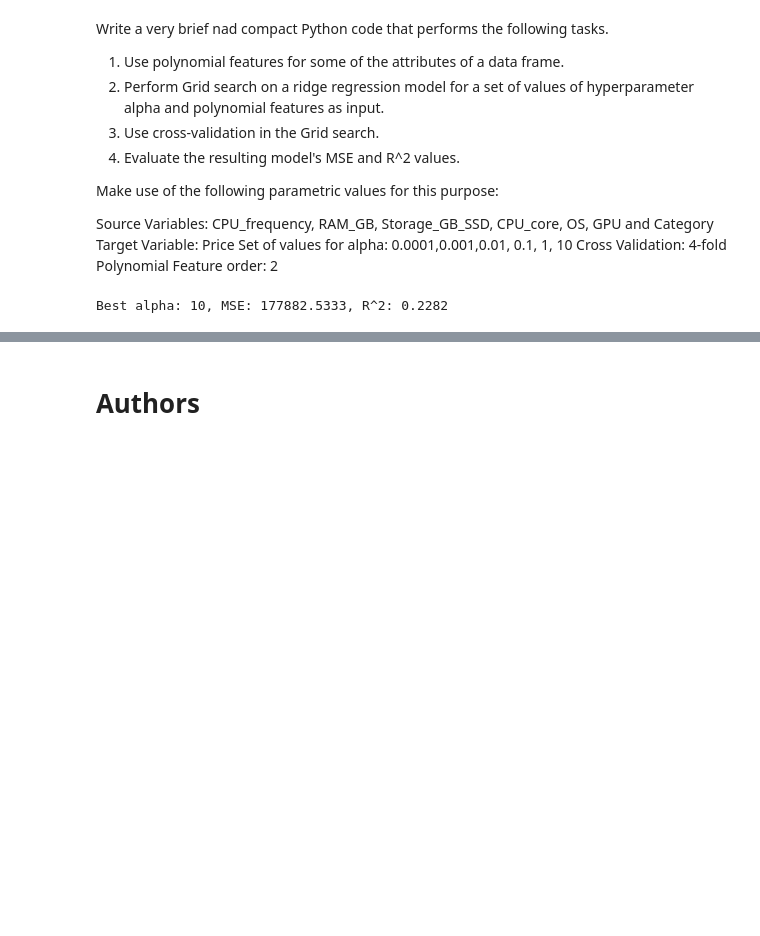
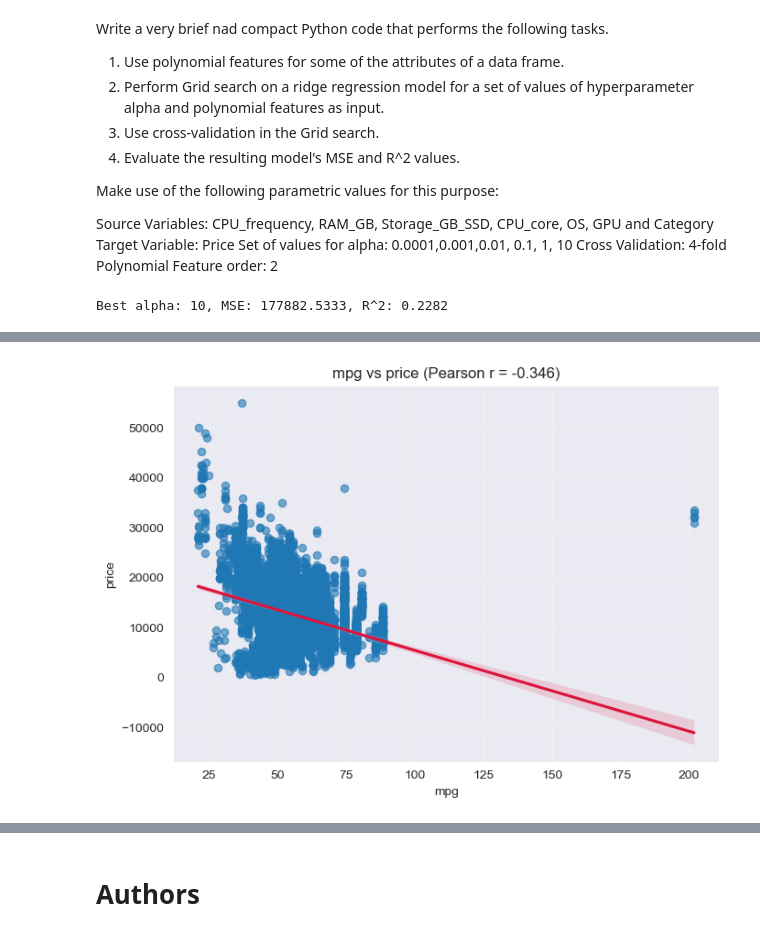
Before and after one commit to eyamrog/ibm_data_science, a Jupyter notebook: 11_Generative_AI_Test_Environment.ipynb, the cells around one changed output, grey strips where cells are left out. Drawn from its saved outputs; the diff is of its cells as text; code cells hidden in the pictures; blank space fills up the shorter version.

```diff
--- a/11_Generative_AI_Test_Environment.ipynb
+++ b/11_Generative_AI_Test_Environment.ipynb
@@ -959,0 +1164,27 @@ Best alpha: 10, MSE: 177882.5333, R^2: 0.2282
+# %%
+# Python
+import pandas as pd
+import numpy as np
+import seaborn as sns
+import matplotlib.pyplot as plt
+
+# Cleaned copy
+g = df.copy()
+g["mpg"] = pd.to_numeric(g["mpg"], errors="coerce")
+g["price"] = pd.to_numeric(g["price"], errors="coerce")
+g = g.dropna(subset=["mpg", "price"])
+
+# Pearson correlation
+r = g[["mpg", "price"]].corr(method="pearson").iloc[0, 1]
+
+# Regression plot
+plt.figure(figsize=(7,5))
+sns.regplot(data=g, x="mpg", y="price", scatter_kws={"alpha":0.6, "s":35}, line_kws={"color":"crimson"})
+plt.title(f"mpg vs price (Pearson r = {r:.3f})")
+plt.xlabel("mpg")
+plt.ylabel("price")
+plt.grid(True, alpha=0.3)
+plt.tight_layout()
+plt.show()
+# %% [output]
+[figure, added]
```
Also changed, not shown: parts of 24 cells of this notebook, 1 other file.
